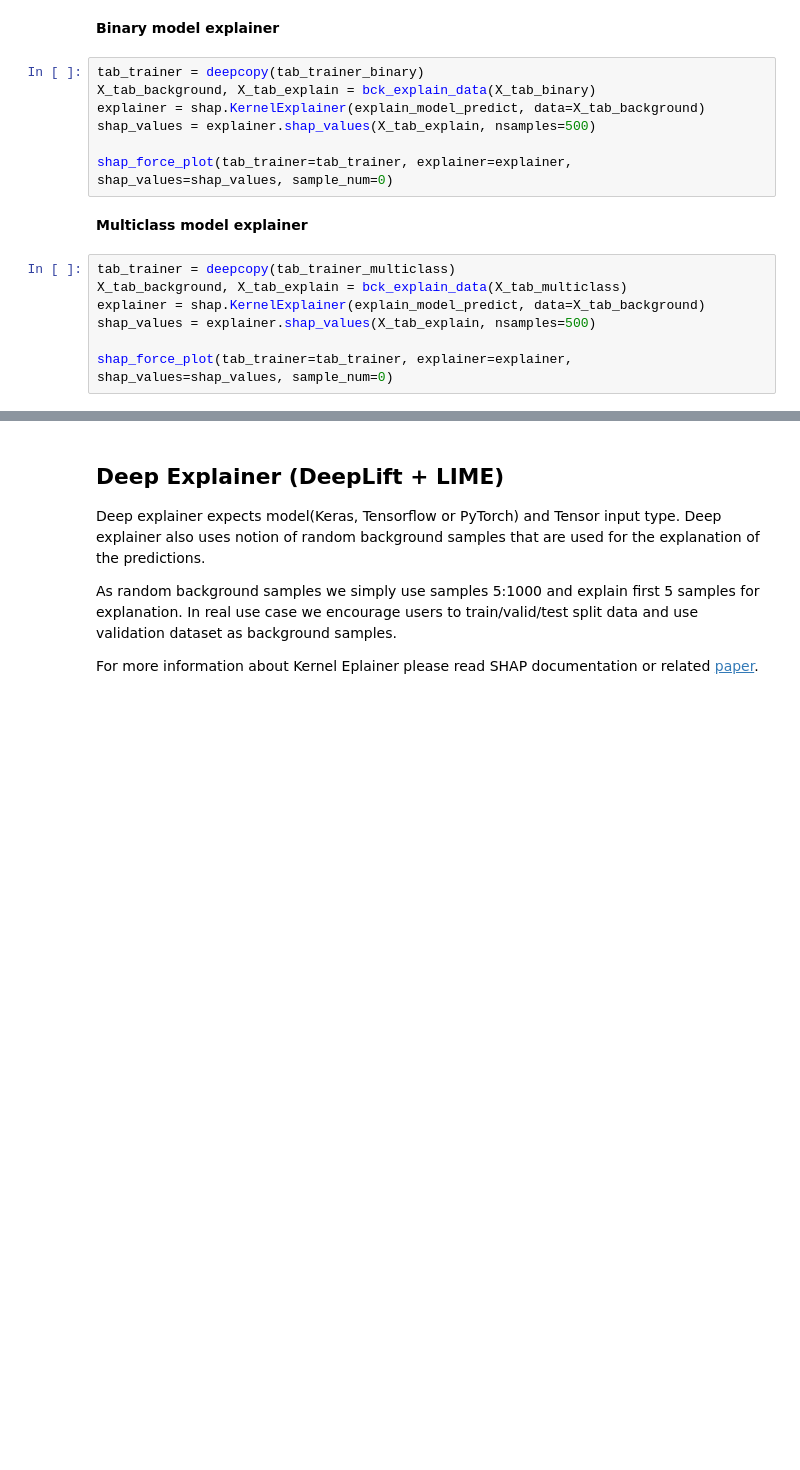
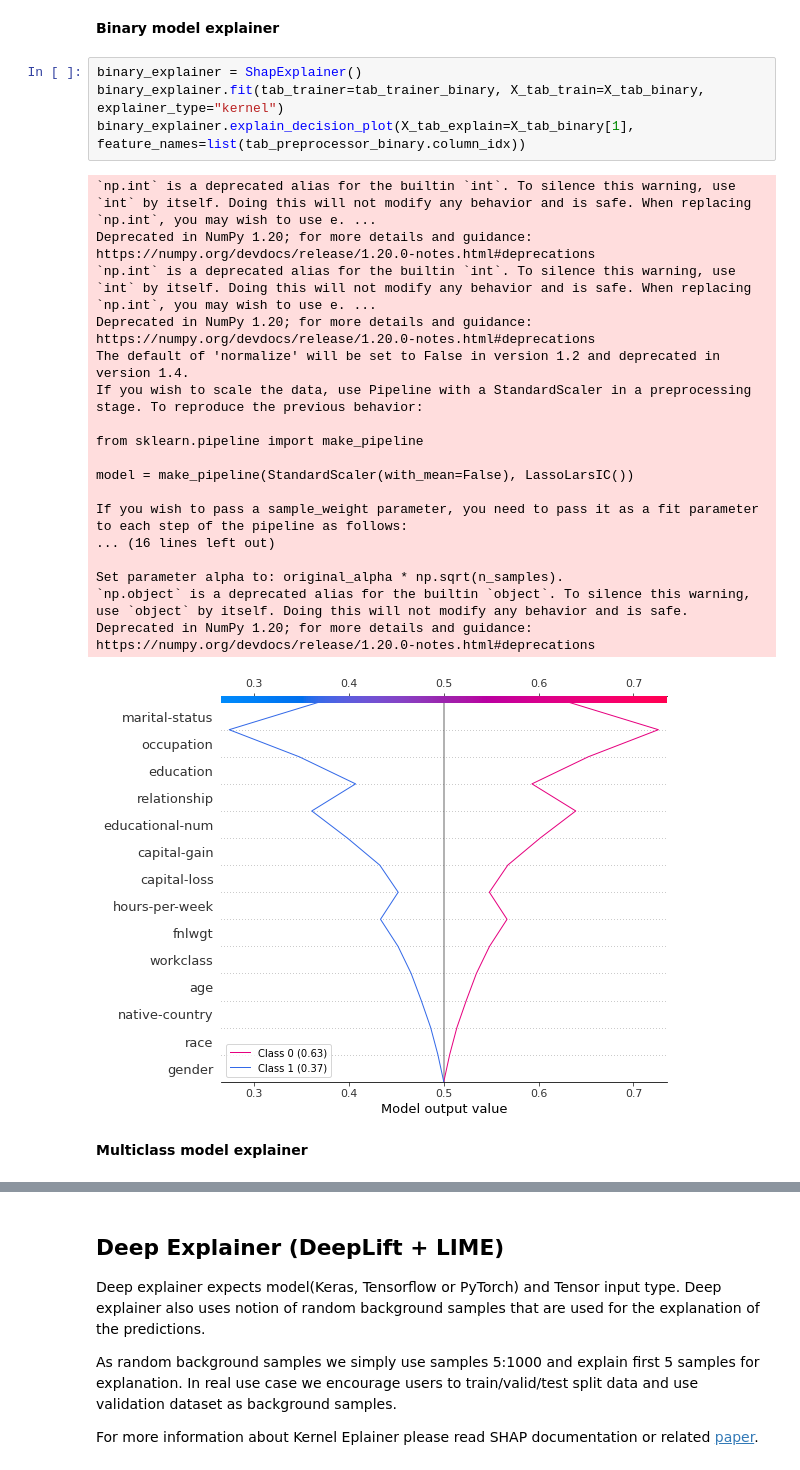
Before and after one commit to jrzaurin/pytorch-widedeep, a Jupyter notebook: examples/notebooks/16_SHAP.ipynb, the cells around one changed output, grey strips where cells are left out. Drawn from its saved outputs; the diff is of its cells as text; blank space fills up the shorter version.

```diff
--- a/examples/notebooks/16_SHAP.ipynb
+++ b/examples/notebooks/16_SHAP.ipynb
@@ -252,18 +370,27 @@ shap_force_plot(tab_trainer=tab_trainer, explainer=explainer, shap_values=shap_v
 # %% [markdown]
 **Binary model explainer**
-# %%
-tab_trainer = deepcopy(tab_trainer_binary)
-X_tab_background, X_tab_explain = bck_explain_data(X_tab_binary)
-explainer = shap.KernelExplainer(explain_model_predict, data=X_tab_background)
-shap_values = explainer.shap_values(X_tab_explain, nsamples=500)
-
-shap_force_plot(tab_trainer=tab_trainer, explainer=explainer, shap_values=shap_values, sample_num=0)
+# %%
+binary_explainer = ShapExplainer()
+binary_explainer.fit(tab_trainer=tab_trainer_binary, X_tab_train=X_tab_binary, explainer_type="kernel")
+binary_explainer.explain_decision_plot(X_tab_explain=X_tab_binary[1], feature_names=list(tab_preprocessor_binary.column_idx))
+# %% [output]
+`np.int` is a deprecated alias for the builtin `int`. To silence this warning, use `int` by itself. Doing this will not modify any behavior and is safe. When replacing `np.int`, you may wish to use e. ...
+Deprecated in NumPy 1.20; for more details and guidance: https://numpy.org/devdocs/release/1.20.0-notes.html#deprecations
+`np.int` is a deprecated alias for the builtin `int`. To silence this warning, use `int` by itself. Doing this will not modify any behavior and is safe. When replacing `np.int`, you may wish to use e. ...
+Deprecated in NumPy 1.20; for more details and guidance: https://numpy.org/devdocs/release/1.20.0-notes.html#deprecations
+The default of 'normalize' will be set to False in version 1.2 and deprecated in version 1.4.
+If you wish to scale the data, use Pipeline with a StandardScaler in a preprocessing stage. To reproduce the previous behavior:
+
+from sklearn.pipeline import make_pipeline
+
+model = make_pipeline(StandardScaler(with_mean=False), LassoLarsIC())
+
+If you wish to pass a sample_weight parameter, you need to pass it as a fit parameter to each step of the pipeline as follows:
+... (16 lines left out)
+
+Set parameter alpha to: original_alpha * np.sqrt(n_samples).
+`np.object` is a deprecated alias for the builtin `object`. To silence this warning, use `object` by itself. Doing this will not modify any behavior and is safe.
+Deprecated in NumPy 1.20; for more details and guidance: https://numpy.org/devdocs/release/1.20.0-notes.html#deprecations
+[figure, added]
 # %% [markdown]
 **Multiclass model explainer**
-# %%
-tab_trainer = deepcopy(tab_trainer_multiclass)
-X_tab_background, X_tab_explain = bck_explain_data(X_tab_multiclass)
-explainer = shap.KernelExplainer(explain_model_predict, data=X_tab_background)
-shap_values = explainer.shap_values(X_tab_explain, nsamples=500)
-
-shap_force_plot(tab_trainer=tab_trainer, explainer=explainer, shap_values=shap_values, sample_num=0)
```
Also changed, not shown: parts of 17 cells of this notebook.
